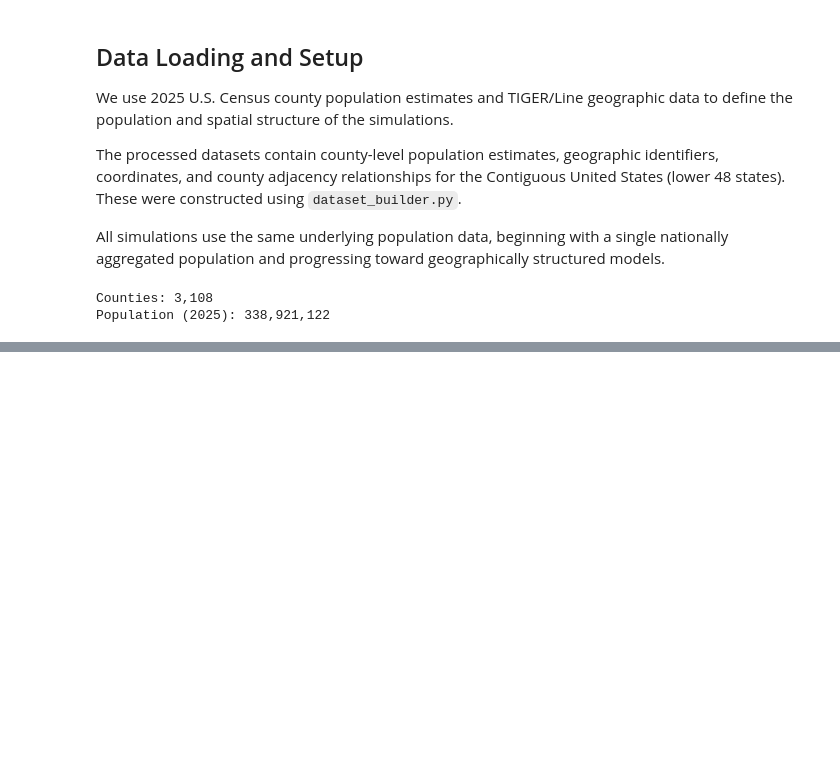
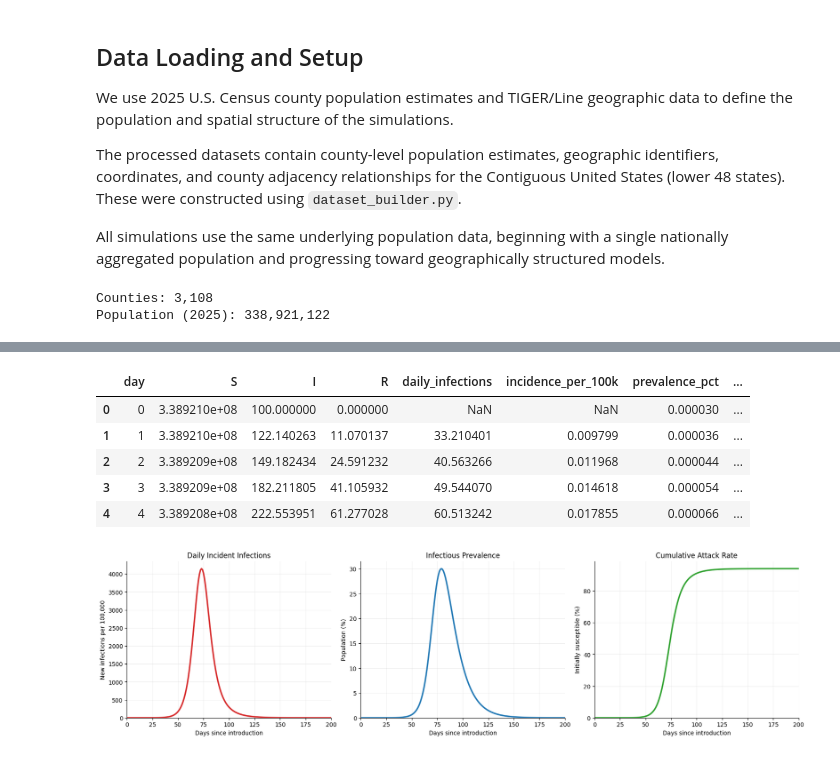
Before and after one commit to will-maberry/Exploring-Epidemic-Dynamics, a Jupyter notebook: SIR_Simulation.ipynb, the cells around one changed output, grey strips where cells are left out. Cells and saved outputs as stored; diff of their text form; code cells hidden in the pictures; blank space fills up the shorter version.

```diff
--- a/SIR_Simulation.ipynb
+++ b/SIR_Simulation.ipynb
@@ -290,0 +474,39 @@ Theoretical threshold: 33.33%
+# %%
+from notebook_helpers import (
+    epidemiological_measures_plot
+)
+
+# Calculate epidemiological measures for the baseline outbreak
+epi_results = results.copy()
+
+# New infections during each preceding one-day interval
+epi_results["daily_infections"] = (
+    -epi_results["S"].diff()
+)
+
+# Daily infections per 100,000 total population
+epi_results["incidence_per_100k"] = (
+    epi_results["daily_infections"] / N * 100_000
+)
+
+# Proportion of population currently infectious
+epi_results["prevalence_pct"] = (
+    epi_results["I"] / N * 100
+)
+
+# Proportion of initially susceptible individuals infected
+epi_results["attack_rate_pct"] = (
+    (S0 - epi_results["S"]) / S0 * 100
+)
+
+display(epi_results.head())
+
+fig, axes = epidemiological_measures_plot(epi_results)
+# %% [output]
+|  | day | S | I | R | daily_infections | incidence_per_100k | prevalence_pct | ... |
+| 0 | 0 | 3.389210e+08 | 100.000000 | 0.000000 | NaN | NaN | 0.000030 | ... |
+| 1 | 1 | 3.389210e+08 | 122.140263 | 11.070137 | 33.210401 | 0.009799 | 0.000036 | ... |
+| 2 | 2 | 3.389209e+08 | 149.182434 | 24.591232 | 40.563266 | 0.011968 | 0.000044 | ... |
+| 3 | 3 | 3.389209e+08 | 182.211805 | 41.105932 | 49.544070 | 0.014618 | 0.000054 | ... |
+| 4 | 4 | 3.389208e+08 | 222.553951 | 61.277028 | 60.513242 | 0.017855 | 0.000066 | ... |
+[figure, added]
```
Also changed, not shown: parts of 10 cells of this notebook, 2 other files.
